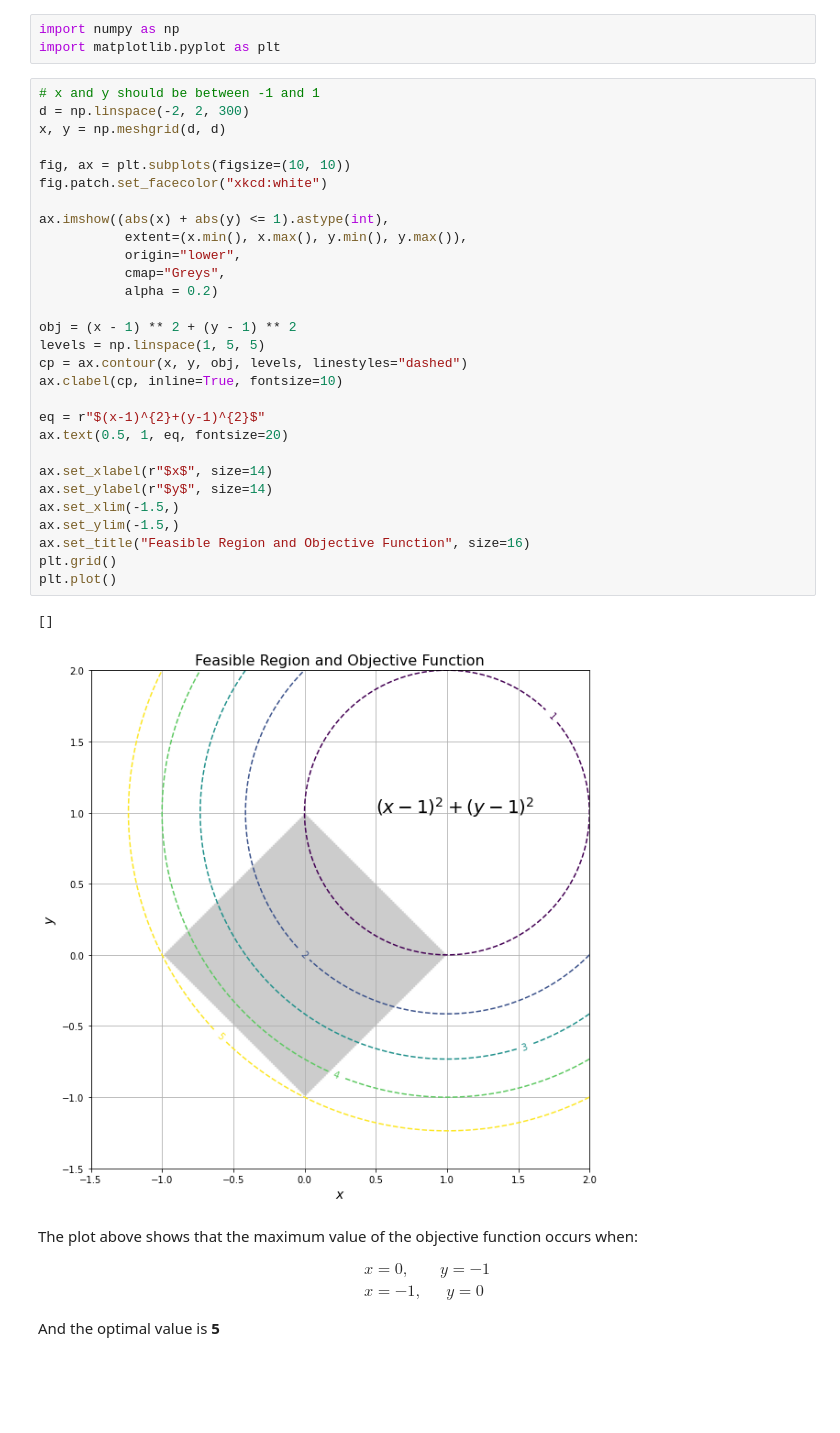
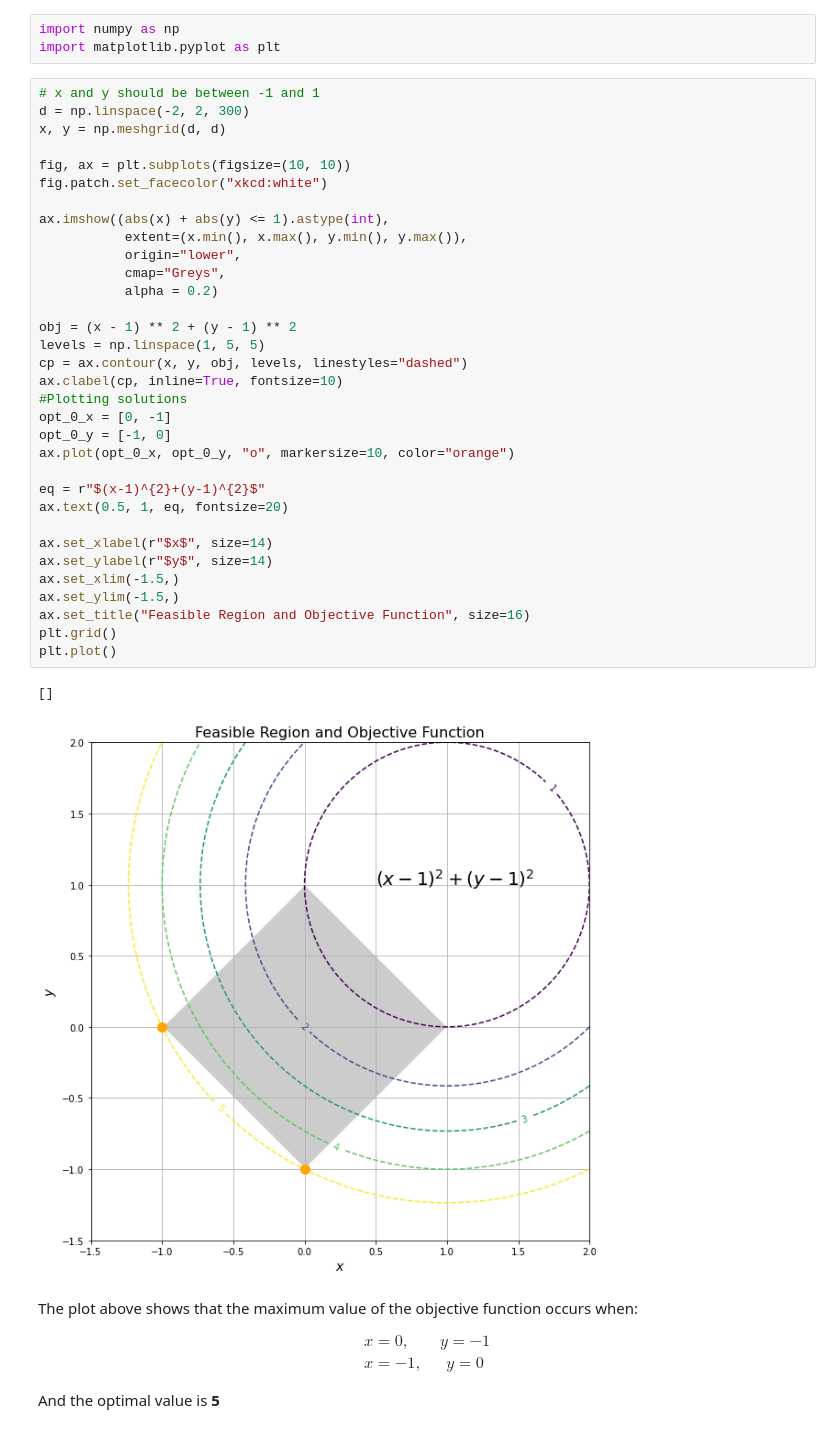
Before and after one commit to amitpatra/isye_6669, a Jupyter notebook: hw_1/hw_1.ipynb, the cells around one changed output. Saved outputs shown, nothing was run; the diff lists cells and outputs as text; blank space fills up the shorter version.

```diff
--- a/hw_1/hw_1.ipynb
+++ b/hw_1/hw_1.ipynb
@@ -25,34 +25,38 @@ import matplotlib.pyplot as plt
 # x and y should be between -1 and 1
 d = np.linspace(-2, 2, 300)
 x, y = np.meshgrid(d, d)
 
 fig, ax = plt.subplots(figsize=(10, 10))
 fig.patch.set_facecolor("xkcd:white")
 
 ax.imshow((abs(x) + abs(y) <= 1).astype(int),
            extent=(x.min(), x.max(), y.min(), y.max()),
            origin="lower",
            cmap="Greys",
            alpha = 0.2)
 
 obj = (x - 1) ** 2 + (y - 1) ** 2
 levels = np.linspace(1, 5, 5)
 cp = ax.contour(x, y, obj, levels, linestyles="dashed")
 ax.clabel(cp, inline=True, fontsize=10)
+#Plotting solutions
+opt_0_x = [0, -1]
+opt_0_y = [-1, 0]
+ax.plot(opt_0_x, opt_0_y, "o", markersize=10, color="orange")
 
 eq = r"$(x-1)^{2}+(y-1)^{2}$"
 ax.text(0.5, 1, eq, fontsize=20)
 
 ax.set_xlabel(r"$x$", size=14)
 ax.set_ylabel(r"$y$", size=14)
 ax.set_xlim(-1.5,)
 ax.set_ylim(-1.5,)
 ax.set_title("Feasible Region and Objective Function", size=16)
 plt.grid()
 plt.plot()
 # %% [output]
 []
-[figure, old version]
+[figure, new version]
 # %% [markdown]
 The plot above shows that the maximum value of the objective function occurs when:
 
```
Also changed, not shown: parts of 3 cells of this notebook.
